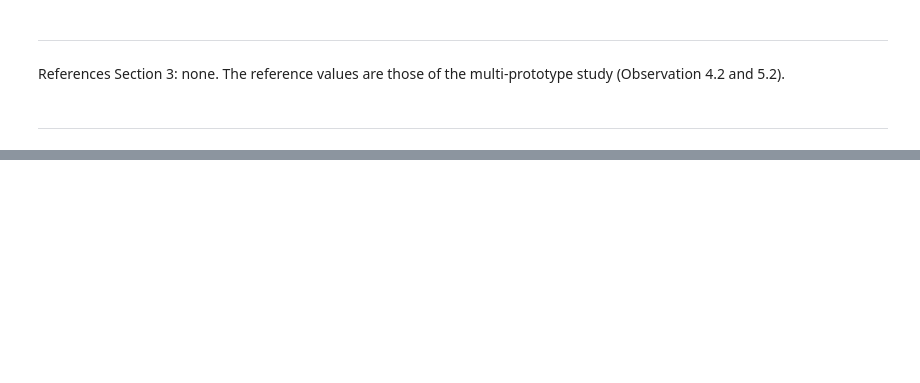
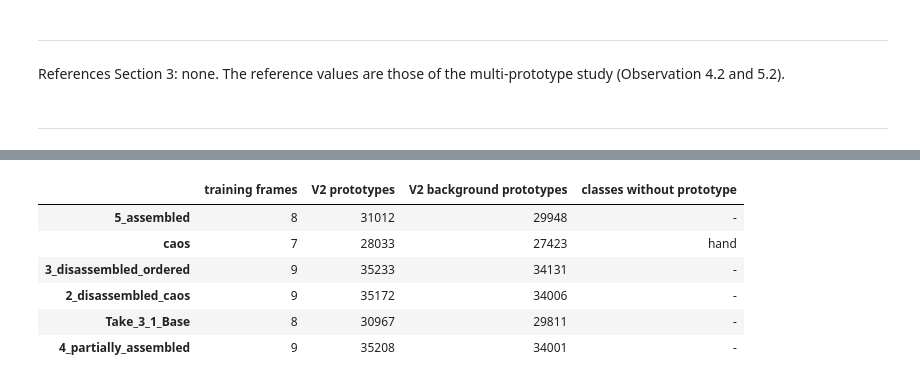
Before and after one commit to xrushofblood/vad_project, a Jupyter notebook: notebooks/phase_1_margin_study.ipynb, the cells around one changed output, grey strips where cells are left out. Saved outputs shown, nothing was run; the diff lists cells and outputs as text; code cells hidden in the pictures; blank space fills up the shorter version.

```diff
--- a/notebooks/phase_1_margin_study.ipynb
+++ b/notebooks/phase_1_margin_study.ipynb
@@ -399,0 +417,53 @@ References Section 3: none. The reference values are those of the multi-prototyp
+# %%
+# 4.1 Cross-validated class similarities: each reference frame is classified by prototypes built without its sequence
+HAND_ID = CLASS_NAMES.index(HAND_LABEL)
+
+
+def similarities_allow_missing(features, prototypes, owners):
+    """class_similarities when some classes have no prototype (hand in the caos fold). The shared function is used
+    unchanged on the classes present; missing classes get -inf, so they can never be predicted."""
+    present = np.unique(owners)
+    compact = class_similarities(features, prototypes, np.searchsorted(present, owners),
+                                 n_classes=len(present), chunk=PROTOTYPE_CHUNK)
+    out = np.full(features.shape[:-1] + (len(CLASS_NAMES),), -np.inf, dtype=np.float32)
+    out[..., present] = compact
+    return out
+
+
+def fold_variants(training):
+    """V0 and V2 built from the training frames of one fold: (prototype matrix, class of each row)."""
+    prototypes, _ = build_prototypes(training)
+    v0_owners = np.array([i for i, name in enumerate(CLASS_NAMES) if name in prototypes])
+    v0 = np.stack([prototypes[CLASS_NAMES[i]] for i in v0_owners])
+    return {"V0": (v0, v0_owners), "V2": patch_prototypes(training)}
+
+
+CV_SIMILARITIES = {name: [None] * len(REFERENCE_FRAMES) for name in VARIANTS}
+rows = {}
+for sequence, left_out in FOLDS.items():
+    training = [ref for ref in REFERENCE_FRAMES if ref["frame"] not in left_out]
+    variants = fold_variants(training)
+    for name, (prototypes, owners) in variants.items():
+        for i, ref in enumerate(REFERENCE_FRAMES):
+            if ref["frame"] in left_out:
+                CV_SIMILARITIES[name][i] = similarities_allow_missing(ref["features"], prototypes, owners)
+    missing = [CLASS_NAMES[i] for i in range(len(CLASS_NAMES)) if i not in variants["V0"][1]]
+    rows[sequence] = {"training frames": len(training),
+                      "V2 prototypes": len(variants["V2"][1]),
+                      "V2 background prototypes": int((variants["V2"][1] == BACKGROUND_ID).sum()),
+                      "classes without prototype": ", ".join(missing) or "-"}
+display(pd.DataFrame(rows).T)
+assert all(row["classes without prototype"] in ("-", HAND_LABEL) for row in rows.values()), "Only hand may be missing"
+assert all(s is not None for s in CV_SIMILARITIES["V0"] + CV_SIMILARITIES["V2"]), "Every frame must be classified once"
+
+# Ground truth of the cross-validation: patch labels of each reference frame (Section 3.2), hand ignored
+for ref in REFERENCE_FRAMES:
+    ref["cv_gt"] = np.where(ref["patch_labels"] == HAND_ID, IGNORE_ID, ref["patch_labels"])
+# %% [output]
+|  | training frames | V2 prototypes | V2 background prototypes | classes without prototype |
+| 5_assembled | 8 | 31012 | 29948 | - |
+| caos | 7 | 28033 | 27423 | hand |
+| 3_disassembled_ordered | 9 | 35233 | 34131 | - |
+| 2_disassembled_caos | 9 | 35172 | 34006 | - |
+| Take_3_1_Base | 8 | 30967 | 29811 | - |
+| 4_partially_assembled | 9 | 35208 | 34001 | - |
```
Also changed, not shown: parts of 17 cells of this notebook.
